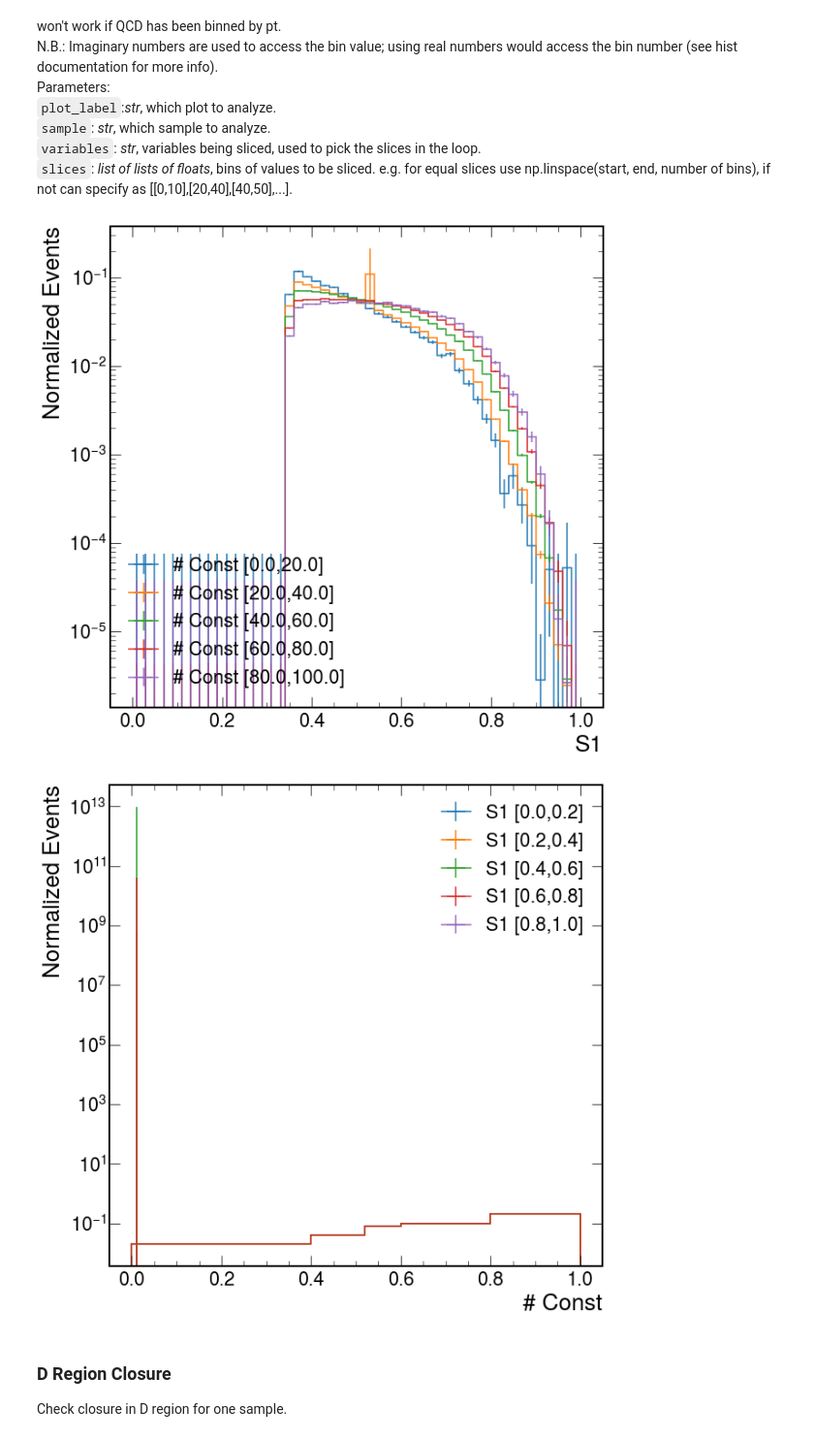
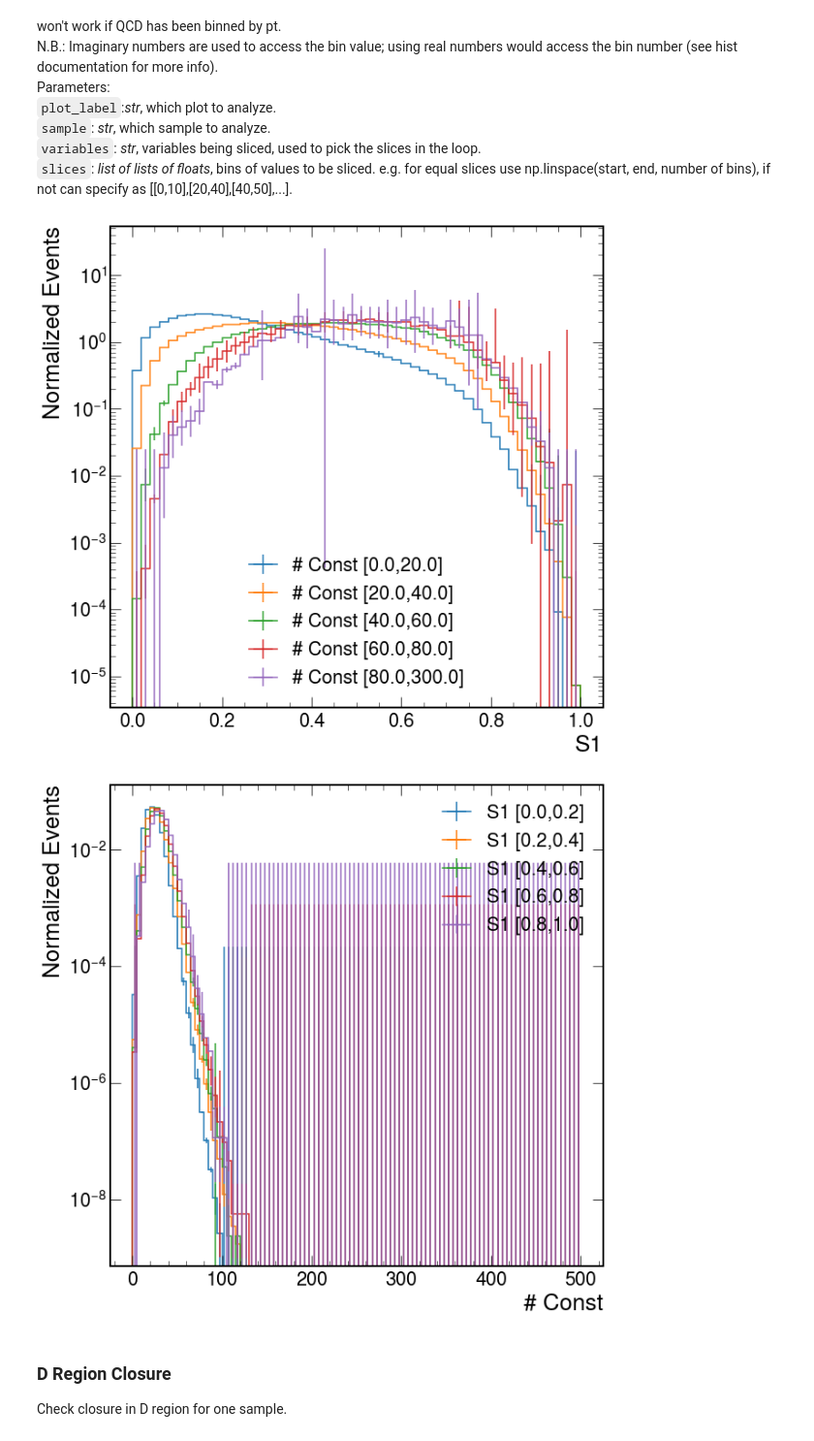
Before and after one commit to SUEPPhysics/SUEPCoffea_dask, a Jupyter notebook: plotting/plot.ipynb, the cells around one changed output. Shown: that part at 97% size. Drawn from its saved outputs; the diff is of its cells as text; code cells hidden in the pictures.

```diff
--- a/plotting/plot.ipynb
+++ b/plotting/plot.ipynb
@@ -26,16 +26,11 @@ matplotlib.rcParams['figure.facecolor'] = 'white'
 `infile_names`: _array of str_: full paths of .pkl files.<br>
 # %%
 # parameters
-input_label = 'scout2'
-output_label = '/home/submit/lavezzo/public_html/SUEP/analysis/scout2/'
+output_label = '/home/submit/lavezzo/public_html/SUEP/analysis/deltaR2/'
 file_ext = '.png'
 
 # input .pkl files
-plotDir = '/work/submit/lavezzo/SUEP/plotting/outputs/'
+plotDir = '/work/submit/lavezzo/SUEP/outputs/'
 infile_names = glob.glob(plotDir+'*.pkl')
-includers = [input_label+'.pkl']
-excluders = ['.root']
-infile_names = [f for f in infile_names if all([i in f for i in includers])]
-infile_names = [f for f in infile_names if not any([e in f for e in excluders])]
 # %% [markdown]
 The `plots` dictionary is used to store all the plots imported from the pickle files. Dimensions: (real or MC) x (plot label) <br>
@@ -149,21 +82,22 @@ Parameters:<br>
 `plot_labels`: _list of str_, which plots to show.<br>
 `samples`: _list of str_, which samples to include in the plot.
 # %%
-plot_labels = ['ht_Cluster']
+plot_labels = ['SUEP_S1_CL', 'SUEP_nconst_CL']
 samples = ['QCD_HT']
-#samples += ['SUEP-m125-generic', 'SUEP-m125-generic-htcut', 'SUEP-m400-generic', 'SUEP-m750-generic', 'SUEP-m1000-generic']
+samples += ['SUEP-m125-generic', 'SUEP-m125-generic-htcut', 'SUEP-m400-generic', 'SUEP-m750-generic', 'SUEP-m1000-generic']
+density = False
 
 for plot_label in plot_labels:
     for sample in samples:
-        hep.histplot(plots[sample][plot_label][::2j],
-                     yerr=False, label=sample)
+        h = plots[sample][plot_label]
+        if density: h = h/h.sum().value
+        hep.histplot(h, yerr=False, label=sample)
 
     # tweak these by hand, as needed
     # plt.ylim(1e4,1e6)
     # plt.xlim(0,150)
     plt.legend()
     plt.yscale("log")
-    plt.title(plot_label)
 
     # save and show
     plt.savefig(output_label + plot_label + file_ext, bbox_inches='tight')
@@ -179,7 +114,7 @@ Parameters:<br>
 `draw_lines`: _bool_, whether to draw lines in following arguments.<br>
 `lines_<dimension>`: _list of floats_, draws lines at given values.
 # %%
-plot_label = 'ABCDvars_ISRRemoval'
+plot_label = '2D_SUEP_S1_vs_SUEP_nconst_ISRRemoval'
 samples = ['QCD_HT']
 #samples += ['SUEP-m125-generic', 'SUEP-m400-generic', 'SUEP-m750-generic', 'SUEP-m1000-generic']
 draw_lines = False
@@ -358,6 +293,8 @@ Make all plots in the pkl and save them automatically.<br>
 ### All 1D and 2D Plots
 # %%
 outdir = 'allplots/'
+samples = ['QCD_HT', 'QCD_HT_scout']
+density = True
 
 plot_labels = [k for k in list(plots['QCD_HT'].keys())]
 if not os.path.isdir(output_label+outdir): os.system("mkdir " + str(output_label+outdir))
@@ -369,14 +306,14 @@ for plot_label in plot_labels:
 
         print(plot_label, end=", ")
 
-        for sample in ['QCD_HT', 'data']:
-                   #'SUEP-m125-generic', 'SUEP-m400-generic', 'SUEP-m750-generic', 'SUEP-m1000-generic']:
+        for sample in samples:
 
             if plots[sample][plot_label].sum().value == 0:
                 print("Histogram empty for sample", sample, end=", ")
                 continue
 
-            hep.hist2dplot(plots[sample][plot_label],
+            h = plots[sample][plot_label]
+            hep.hist2dplot(h,
                        norm=matplotlib.colors.LogNorm(),
                        label=sample)
             plt.savefig(output_label + outdir + plot_label+ "_"+sample+file_ext, bbox_inches='tight')
@@ -392,9 +329,10 @@ for plot_label in plot_labels:
                 continue
 
         # plot everything
-        for sample in ['QCD_HT', 'data']:
-                      # 'SUEP-m125-generic', 'SUEP-m400-generic', 'SUEP-m750-generic', 'SUEP-m1000-generic']:
-            hep.histplot(plots[sample][plot_label], yerr=True, label=sample)
+        for sample in samples:
+            h = plots[sample][plot_label]
+            if density: h = h/h.sum().value
+            hep.histplot(h, yerr=True, label=sample)
         plt.legend()
         plt.yscale("log")
         plt.savefig(output_label + 'allplots/' + plot_label+ "_all"+file_ext, bbox_inches='tight')
@@ -579,7 +524,7 @@ Parameters:<br>
 # %%
 # parameters
 plot_label = '2D_SUEP_S1_vs_SUEP_nconst_Cluster'
-sample = 'QCD_HT'
+sample = 'QCD_HT_scout'
 variables = ['S1', '# Const']
 
 for i in range(2):
@@ -587,37 +532,36 @@ for i in range(2):
     slice_label = variables[(i+1)%2]
 
     if slice_label == '# Tracks': slices = [[0j,40j],[40j,80j],[80j,120j],[120j,140j],[140j,160j],[160j,500j]]
-    elif slice_label == '# Const': slices = [[0j,20j],[20j,40j],[40j,60j],[60j,80j],[80j,100j]]
+    elif slice_label == '# Const': slices = [[0j,20j],[20j,40j],[40j,60j],[60j,80j],[80j,300j]]
     elif slice_label == 'pT Avg': slices = [[0.0j,20j],[20j,40j],[40j,60j],[60j,80j],[80j,1000j]]
     elif slice_label == 'pT Avg b': slices = [[0.0j,2j],[2j,4j],[4j,6j],[6j,10j],[10j,1000j]]
     elif slice_label == 'pT Mean Scaled': slices = [[0.0j, 0.1j],[0.1j,0.2j],[0.2j,0.4j],[0.4j,0.6j],[0.6j, 1.0j]]
     elif slice_label == 'Classifier Output': slices = [[0.0j,0.05j],[0.05j,0.1j],[0.1j,0.2j],[0.2j,0.4j],[0.4j,0.6j],[0.6j,0.8j],[0.8j,0.9j], [0.9j,1.0j]]
     elif slice_label == 'S1': slices = [[0.0j,0.2j],[0.2j,0.4j],[0.4j,0.6j],[0.6j,0.8j],[0.8j,1.0j]]
 
     for j in range(len(slices)):
         val_lo = slices[j][0]
         val_up = slices[j][1]
 
         if i==0:
             h = plots[sample][plot_label][::2j,val_lo:val_up:sum]
         elif i==1:
             h = plots[sample][plot_label][val_lo:val_up:sum, ::2j]
-            h = rebin(h, [0.0, 0.02, 0.04, 0.06, 0.08, 0.1, 0.12, 0.14, 0.16, 0.18, 0.2, 0.22, 0.24, 0.26, 0.28, 0.3, 0.32, 0.34, 0.36, 0.38, 0.4, 0.44, 0.48, 0.52, 0.6, 0.7, 0.8, 1.0])
 
         hep.histplot(h,
                      yerr=True, density=True,
                      label=slice_label+" [{0},{1}]".format(val_lo.imag, val_up.imag))
 
     plt.legend()
     #plt.ylim(1e-6,1e0)
     plt.yscale('log')
     plt.ylabel("Normalized Events")
     plt.xlabel(variables[i])
     plt.savefig(output_label + plot_label + "_" + slice_label.replace("#","n").replace(" ","_") + "_SLICES" + file_ext,  bbox_inches='tight')
     plt.show()
 # %% [output]
-[figure, old version]
+[figure, new version]
-[figure, old version]
+[figure, new version]
 # %% [markdown]
 ### D Region Closure
 Check closure in D region for one sample.
```
Also changed, not shown: parts of 13 cells of this notebook, 3 other files.
